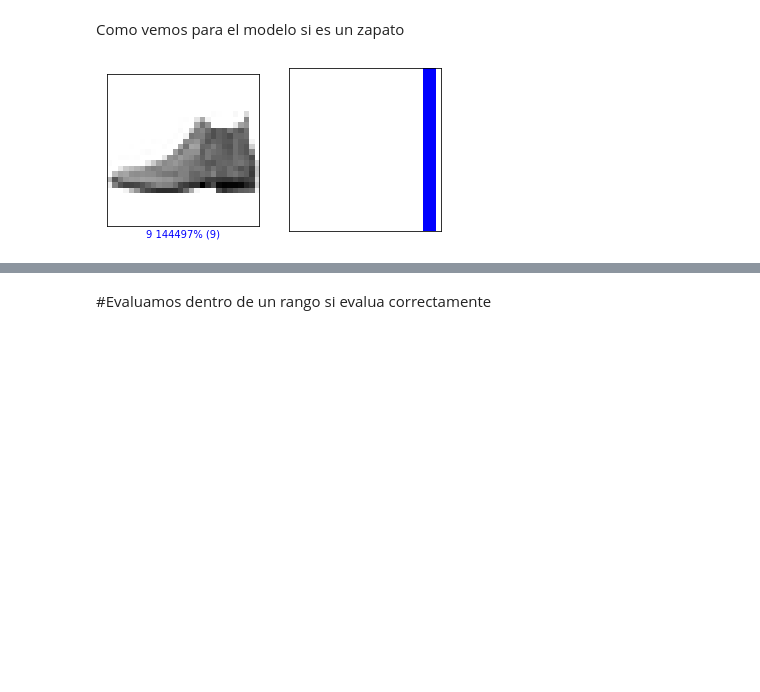
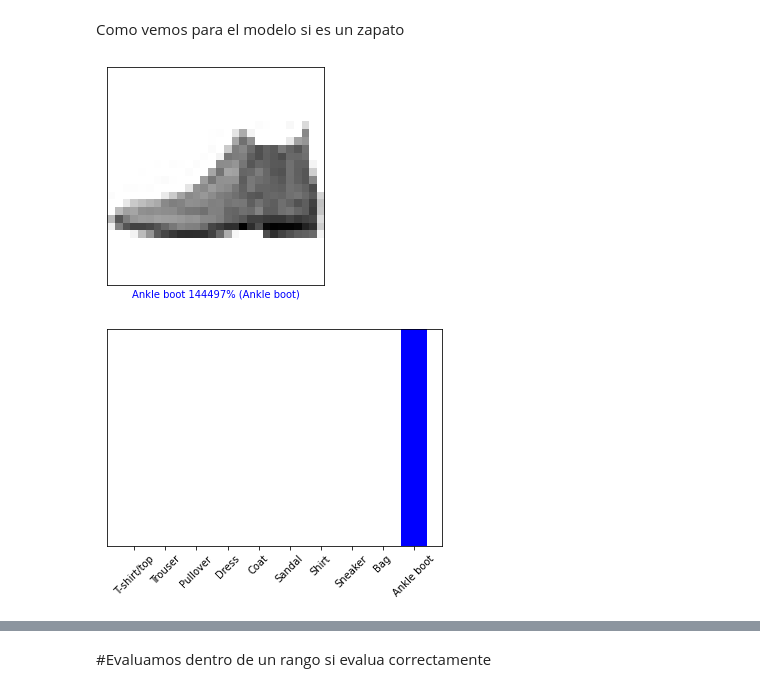
Before and after one commit to vale314/GLAMUR-IA, a Jupyter notebook: GLAMUR01.ipynb, the cells around one changed output, grey strips where cells are left out. Saved outputs shown, nothing was run; the diff lists cells and outputs as text; code cells hidden in the pictures; blank space fills up the shorter version.

```diff
--- a/GLAMUR01.ipynb
+++ b/GLAMUR01.ipynb
@@ -253,6 +253,7 @@ Como vemos para el modelo si es un zapato
 # %%
 predictions = model.predict(test_images)
 index = 0
-utils.plot_image_and_prob(predictions, test_labels, test_images, i=index)
+utils.plot_image_and_prob(predictions, test_labels, test_images, i=index, big=True, class_names=class_names)
 # %% [output]
-[figure, old version]
+[figure, new version]
+[figure, added]
```
Also changed, not shown: parts of 4 cells of this notebook.
